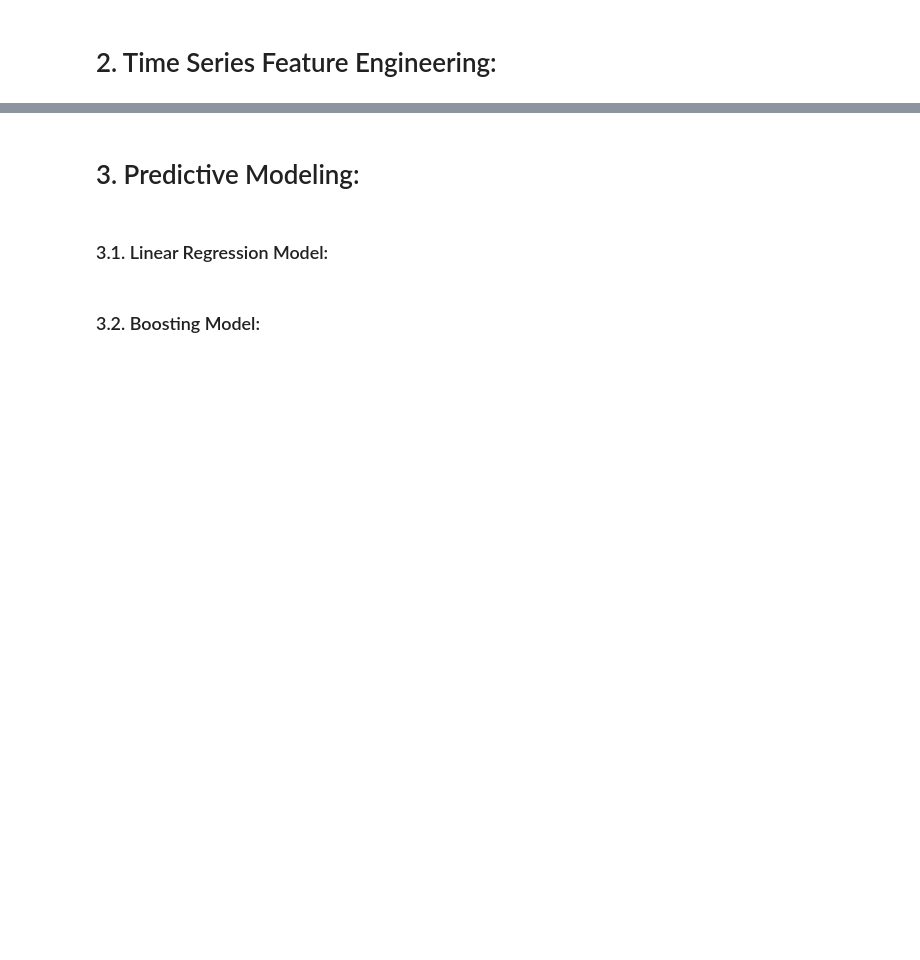
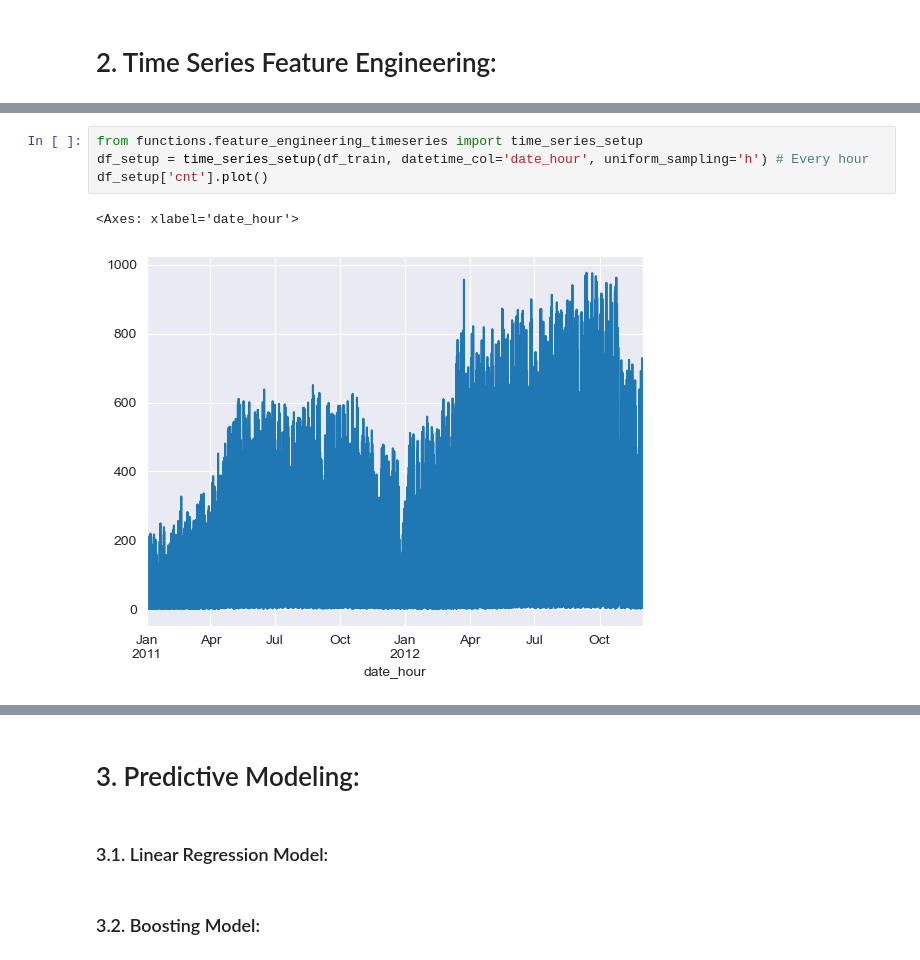
Before and after one commit to 24087068/verhuuraantallen_voorspelling, a Jupyter notebook: notebooks/main.ipynb, the cells around one changed output, grey strips where cells are left out. Saved outputs shown, nothing was run; the diff lists cells and outputs as text; blank space fills up the shorter version.

Commit message:
eda completed, feature engineering sampling and decomposing

```diff
--- a/notebooks/main.ipynb
+++ b/notebooks/main.ipynb
@@ -97,0 +120,7 @@ Time series:
+# %%
+from functions.feature_engineering_timeseries import time_series_setup
+df_setup = time_series_setup(df_train, datetime_col='date_hour', uniform_sampling='h') # Every hour
+df_setup['cnt'].plot()
+# %% [output]
+<Axes: xlabel='date_hour'>
+[figure, added]
```
Also changed, not shown: parts of 10 cells of this notebook, 3 other files.
